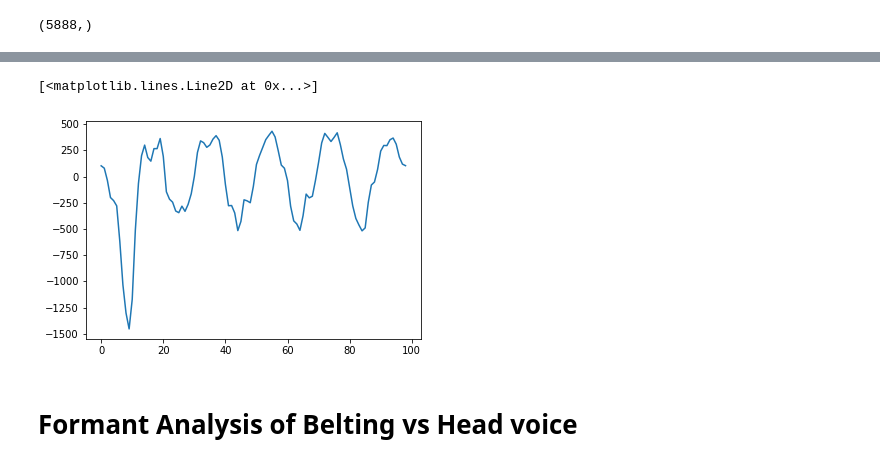
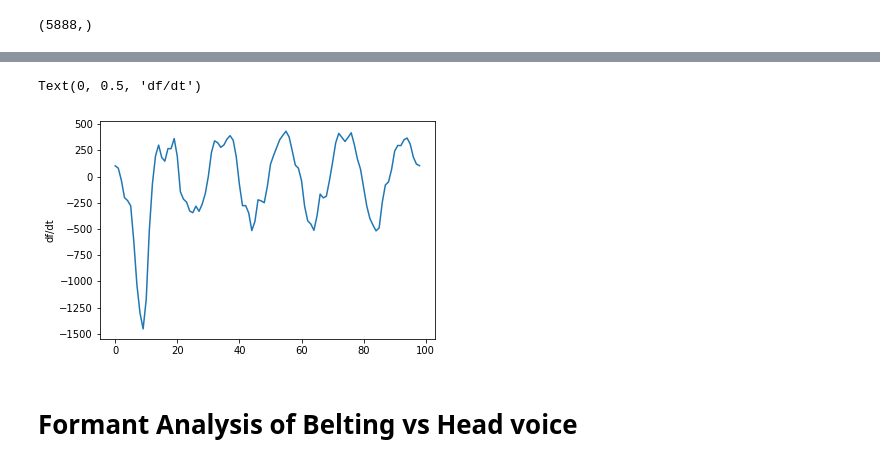
Before and after one commit to EvanSamaa/jali_sing, a Jupyter notebook: Singing Analysis.ipynb, the cells around one changed output, grey strips where cells are left out. Saved outputs shown, nothing was run; the diff lists cells and outputs as text; code cells hidden in the pictures.

```diff
--- a/Singing Analysis.ipynb
+++ b/Singing Analysis.ipynb
@@ -12,7 +13,7 @@ from matplotlib import pyplot as plt
 import parselmouth
 from IPython.display import Audio
 # %%
-snd = parselmouth.Sound("/Volumes/EVAN_DISK/ten_videos/Child_in_time/Child_in_time_2/audio.mp3")
+snd = parselmouth.Sound("E:/ten_videos/Child_in_time/Child_in_time_2/audio.mp3")
 time_step = 0.01 # pitch estimated at 100 Hz, not bad
 pitch_ceiling = 1000
 pitch = snd.to_pitch(time_step = time_step, pitch_ceiling = pitch_ceiling)
@@ -210,9 +224,10 @@ plt.plot(frequency)
 x, y = get_subarray_from_time_interval([3.3, 4.3], pitch.xs(), d_frequency_dt)
 # %%
 plt.plot(y)
+plt.ylabel("df/dt")
 # %% [output]
-[<matplotlib.lines.Line2D at 0x...>]
+Text(0, 0.5, 'df/dt')
-[figure, old version]
+[figure, new version]
 # %% [markdown]
 # Formant Analysis of Belting vs Head voice
 # %%
```
Also changed, not shown: parts of 41 cells of this notebook, 3 other files.
